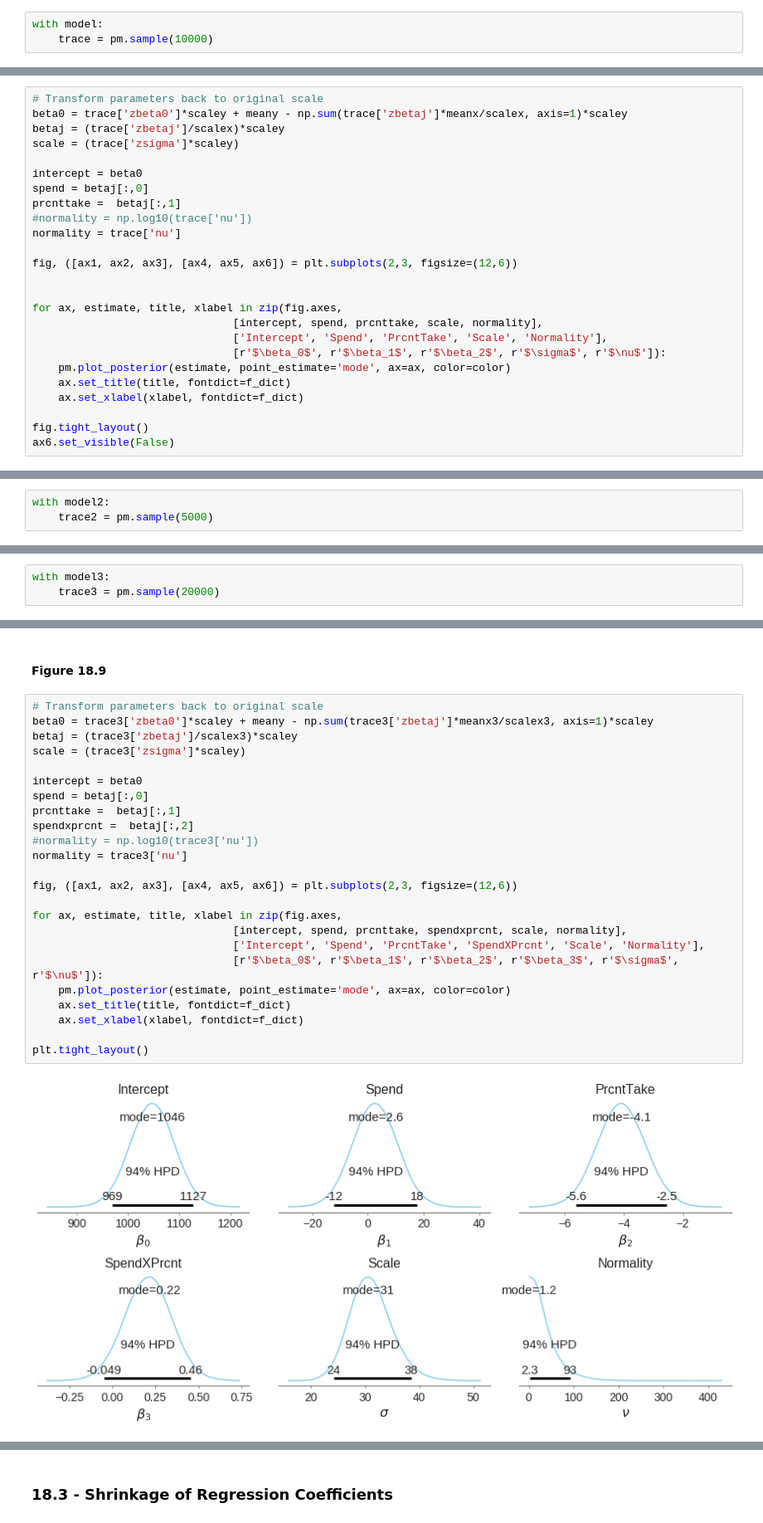
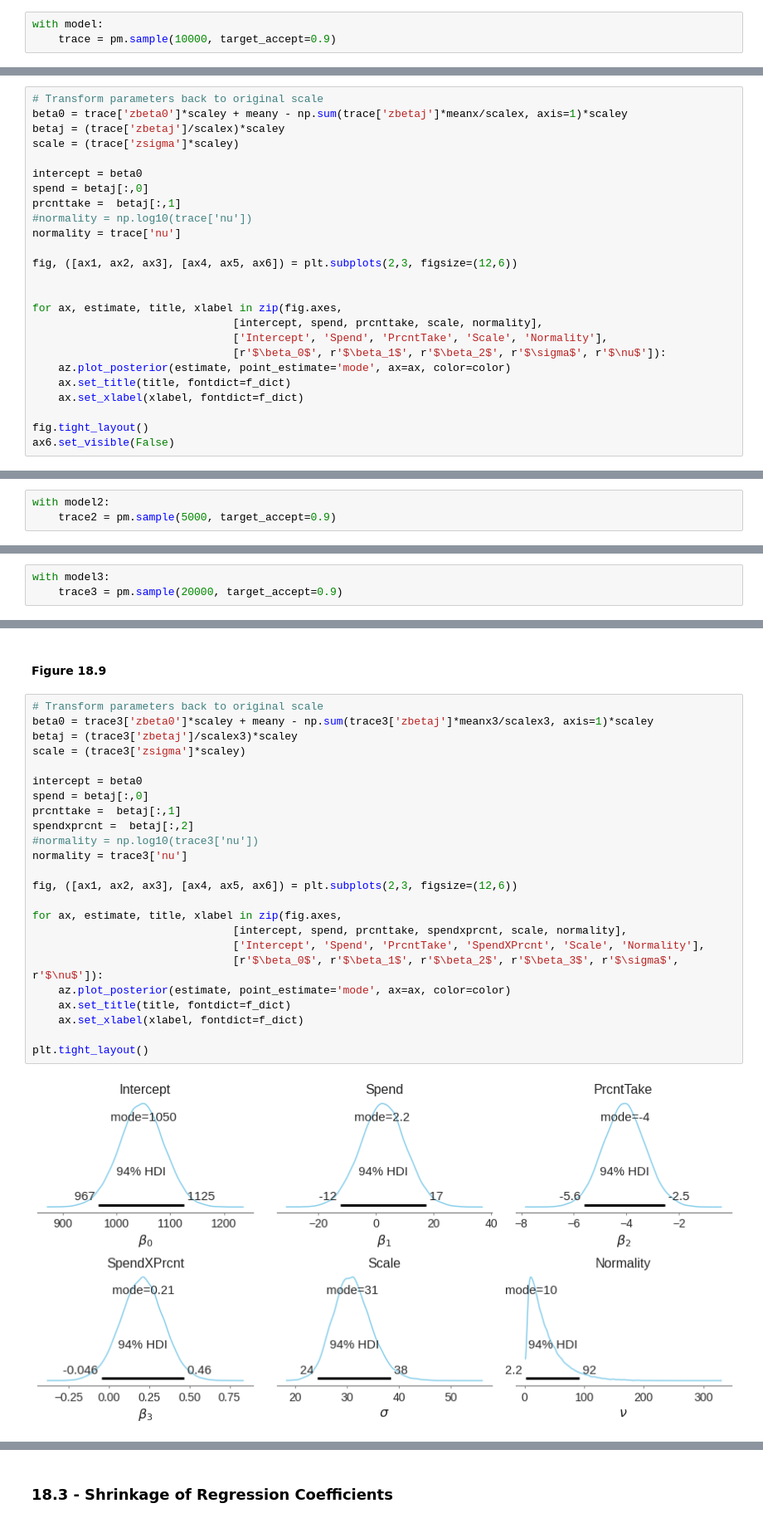
Before and after one commit to blue-worm/DBDA-python, a Jupyter notebook: Notebooks/Chapter 18.ipynb, the cells around one changed output, grey strips where cells are left out. Shown at 83% size. Saved outputs shown, nothing was run; the diff lists cells and outputs as text.

```diff
--- a/Notebooks/Chapter 18.ipynb
+++ b/Notebooks/Chapter 18.ipynb
@@ -84,7 +85,7 @@ with pm.Model() as model:
     likelihood = pm.StudentT('likelihood', nu=nu, mu=zmu, lam=1/zsigma**2, observed=zy)
 # %%
 with model:
-    trace = pm.sample(10000)
+    trace = pm.sample(10000, target_accept=0.9)
 # %% [output]
 Auto-assigning NUTS sampler...
 Initializing NUTS using jitter+adapt_diag...
@@ -115,7 +119,7 @@ for ax, estimate, title, xlabel in zip(fig.axes,
                                [intercept, spend, prcnttake, scale, normality],
                                ['Intercept', 'Spend', 'PrcntTake', 'Scale', 'Normality'],
                                [r'$\beta_0$', r'$\beta_1$', r'$\beta_2$', r'$\sigma$', r'$\nu$']):
-    pm.plot_posterior(estimate, point_estimate='mode', ax=ax, color=color)
+    az.plot_posterior(estimate, point_estimate='mode', ax=ax, color=color)
     ax.set_title(title, fontdict=f_dict)
     ax.set_xlabel(xlabel, fontdict=f_dict)
 
@@ -179,7 +183,7 @@ with pm.Model() as model2:
     likelihood = pm.StudentT('likelihood', nu=nu, mu=zmu, lam=1/zsigma**2, observed=zy)
 # %%
 with model2:
-    trace2 = pm.sample(5000)
+    trace2 = pm.sample(5000, target_accept=0.9)
 # %% [output]
 Auto-assigning NUTS sampler...
 Initializing NUTS using jitter+adapt_diag...
@@ -280,7 +287,7 @@ with pm.Model() as model3:
     likelihood = pm.StudentT('likelihood', nu=nu, mu=zmu, lam=1/zsigma**2, observed=zy)
 # %%
 with model3:
-    trace3 = pm.sample(20000)
+    trace3 = pm.sample(20000, target_accept=0.9)
 # %% [output]
 Auto-assigning NUTS sampler...
 Initializing NUTS using jitter+adapt_diag...
@@ -292,29 +300,29 @@ The acceptance probability does not match the target. It is 0.8862326190576844,
 # %%
 # Transform parameters back to original scale
 beta0 = trace3['zbeta0']*scaley + meany - np.sum(trace3['zbetaj']*meanx3/scalex3, axis=1)*scaley
 betaj = (trace3['zbetaj']/scalex3)*scaley
 scale = (trace3['zsigma']*scaley)
 
 intercept = beta0
 spend = betaj[:,0]
 prcnttake =  betaj[:,1]
 spendxprcnt =  betaj[:,2]
 #normality = np.log10(trace3['nu'])
 normality = trace3['nu']
 
 fig, ([ax1, ax2, ax3], [ax4, ax5, ax6]) = plt.subplots(2,3, figsize=(12,6))
 
 for ax, estimate, title, xlabel in zip(fig.axes,
                                [intercept, spend, prcnttake, spendxprcnt, scale, normality],
                                ['Intercept', 'Spend', 'PrcntTake', 'SpendXPrcnt', 'Scale', 'Normality'],
                                [r'$\beta_0$', r'$\beta_1$', r'$\beta_2$', r'$\beta_3$', r'$\sigma$', r'$\nu$']):
-    pm.plot_posterior(estimate, point_estimate='mode', ax=ax, color=color)
+    az.plot_posterior(estimate, point_estimate='mode', ax=ax, color=color)
     ax.set_title(title, fontdict=f_dict)
     ax.set_xlabel(xlabel, fontdict=f_dict)
 
 plt.tight_layout()
 # %% [output]
-[figure, old version]
+[figure, new version]
 # %%
 fig, (ax1, ax2) = plt.subplots(2, 1, figsize=(10,8))
 
```
Also changed, not shown: parts of 18 cells of this notebook.
